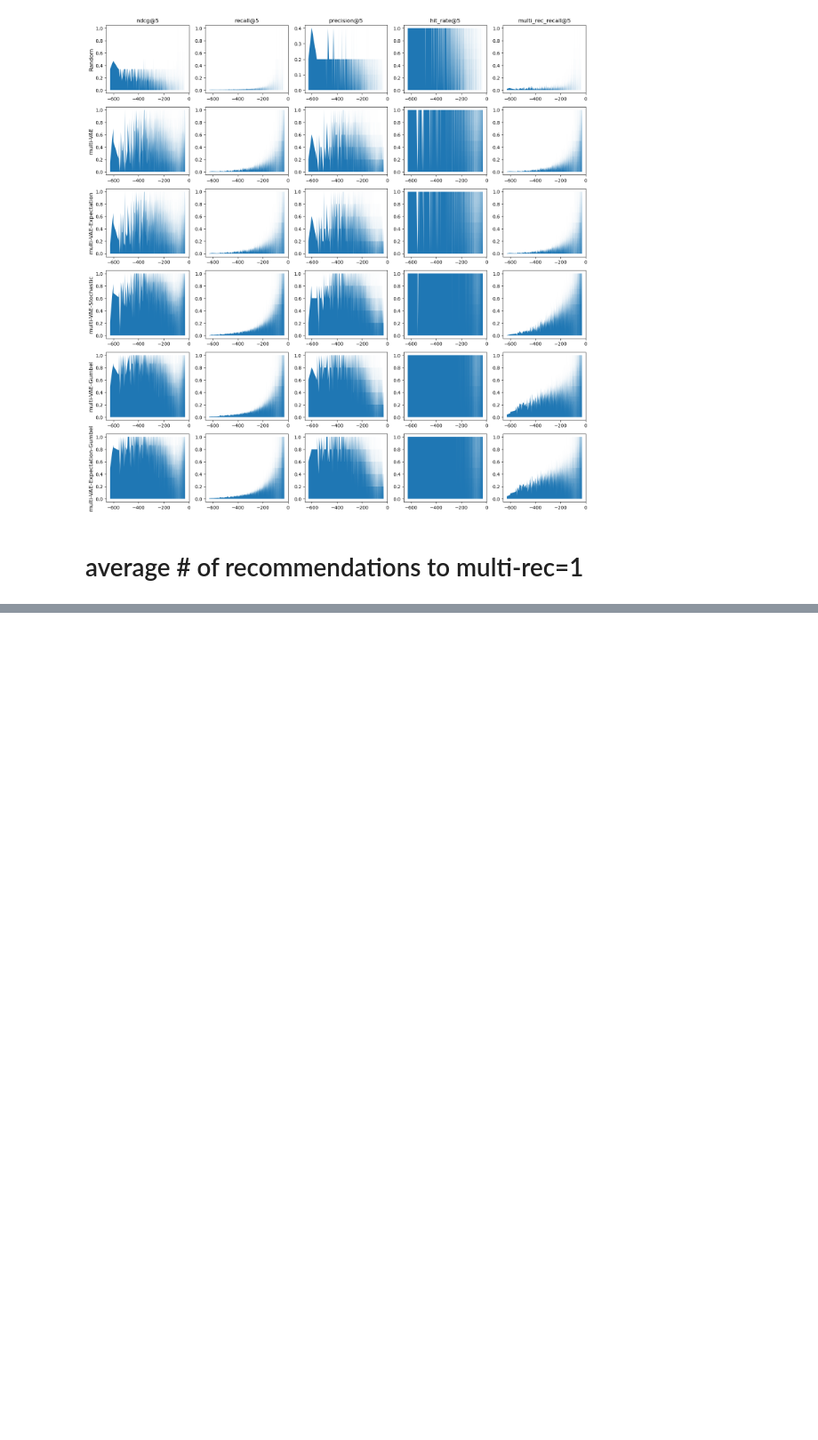
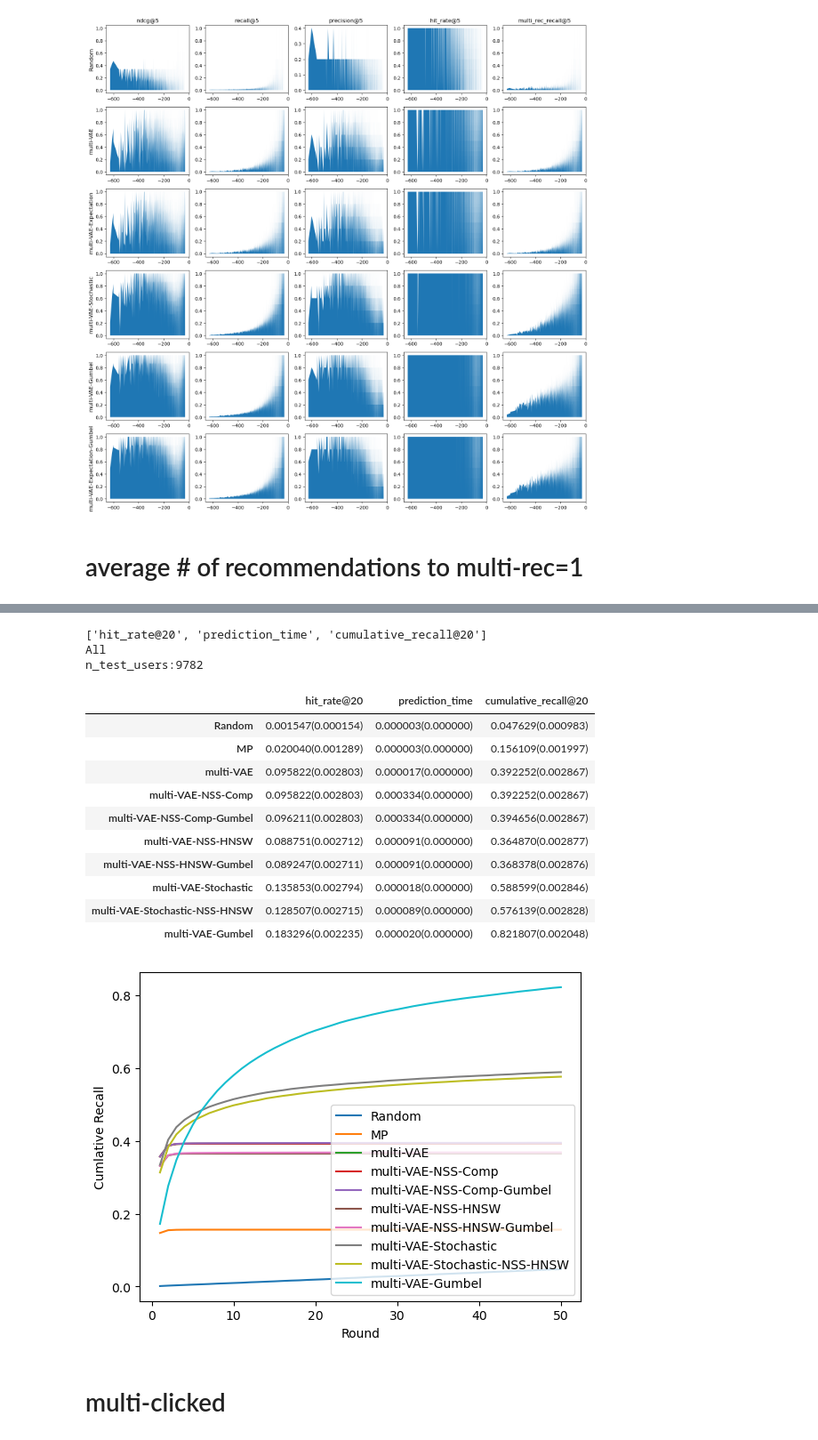
Before and after one commit to h-cno/vae-cf-pytorch, a Jupyter notebook: run-expectation.ipynb, the cells around one changed output, grey strips where cells are left out. Shown at 89% size. Drawn from its saved outputs; the diff is of its cells as text; code cells hidden in the pictures; blank space fills up the shorter version.

```diff
--- a/run-expectation.ipynb
+++ b/run-expectation.ipynb
@@ -2879,0 +3737,72 @@ results_all
+# %%
+import matplotlib.pyplot as plt
+%matplotlib inline
+
+Nrec= 50
+K = 20
+Nsampling = 10
+
+methods_dic, users_dic = evaluate_multi_rec(test_data_tr, test_data_te, n_sampling=Nsampling, n_rec=Nrec, K=K)
+
+n_test_users = users_dic['n_users']
+
+method_names = list(methods_dic.keys())
+metric_names = list(methods_dic[method_names[0]]["metrics"].keys())
+
+print(metric_names)
+
+results_all = []
+for method_name, method_dic in methods_dic.items():
+    results = []
+    for metric_name, metric_list in method_dic["metrics"].items():
+        if metric_name == "prediction_time":
+            results.append("{:8f}({:8f})".format(np.sum(metric_list)/(n_test_users*Nrec), 0))
+        elif metric_name == "cumulative_recall@{}".format(K):
+            metric_list = metric_list[-1]
+            results.append("{:4f}({:4f})".format(np.mean(metric_list), np.std(metric_list)/np.sqrt(metric_list.shape[0])))
+        elif metric_name == "hit_rate@{}".format(K):
+            recall_in_multi_recs_list = np.array(method_dic["metrics"]["cumulative_recall@{}".format(K)]).copy()
+            first_one_indices = (recall_in_multi_recs_list == 1).argmax(axis=0)
+            for col in range(recall_in_multi_recs_list.shape[1]):
+                recall_in_multi_recs_list[(recall_in_multi_recs_list[:, col] == 1) & (np.arange(recall_in_multi_recs_list.shape[0]) != first_one_indices[col]), col] = np.nan
+            metric_list = np.nanmean(metric_list*recall_in_multi_recs_list, axis=0)
+            results.append("{:4f}({:4f})".format(np.mean(metric_list), np.std(metric_list)/np.sqrt(metric_list.shape[0])))
+        else:
+            results.append("{:4f}({:4f})".format(np.mean(metric_list), np.std(metric_list)/np.sqrt(len(metric_list))))
+    results_all.append(results)
+results_all = pd.DataFrame(results_all, columns=metric_names, index=method_names)
+print("All")
+print("n_test_users:{}".format(n_test_users))
+results_all.to_csv('results/run_{}recs_k{}_{}sampling'.format(Nrec, K, Nsampling))
+
+
+fig = plt.figure()
+ax = fig.add_subplot(1,1,1)
+ax.set_ylabel("Cumlative Recall")
+ax.set_xlabel("Round")
+for method_name, method_dic in methods_dic.items():
+    cumulative_recalls = method_dic["metrics"]["cumulative_recall@{}".format(K)]
+    ax.plot(np.arange(1,Nrec+1), np.mean(cumulative_recalls, axis=1), label=method_name)
+    ax.legend()
+fig.show()
+
+# results_all = pd.read_csv('results/run_{}recs_k{}_{}sampling'.format(Nrec, K, Nsampling))
+results_all
+# %% [output]
+['hit_rate@20', 'prediction_time', 'cumulative_recall@20']
+All
+n_test_users:9782
+|  | hit_rate@20 | prediction_time | cumulative_recall@20 |
+| Random | 0.001547(0.000154) | 0.000003(0.000000) | 0.047629(0.000983) |
+| MP | 0.020040(0.001289) | 0.000003(0.000000) | 0.156109(0.001997) |
+| multi-VAE | 0.095822(0.002803) | 0.000017(0.000000) | 0.392252(0.002867) |
+| multi-VAE-NSS-Comp | 0.095822(0.002803) | 0.000334(0.000000) | 0.392252(0.002867) |
+| multi-VAE-NSS-Comp-Gumbel | 0.096211(0.002803) | 0.000334(0.000000) | 0.394656(0.002867) |
+| multi-VAE-NSS-HNSW | 0.088751(0.002712) | 0.000091(0.000000) | 0.364870(0.002877) |
+| multi-VAE-NSS-HNSW-Gumbel | 0.089247(0.002711) | 0.000091(0.000000) | 0.368378(0.002876) |
+| multi-VAE-Stochastic | 0.135853(0.002794) | 0.000018(0.000000) | 0.588599(0.002846) |
+| multi-VAE-Stochastic-NSS-HNSW | 0.128507(0.002715) | 0.000089(0.000000) | 0.576139(0.002828) |
+| multi-VAE-Gumbel | 0.183296(0.002235) | 0.000020(0.000000) | 0.821807(0.002048) |
+[figure, added]
+# %% [markdown]
+# multi-clicked
```
Also changed, not shown: parts of 39 cells of this notebook.
